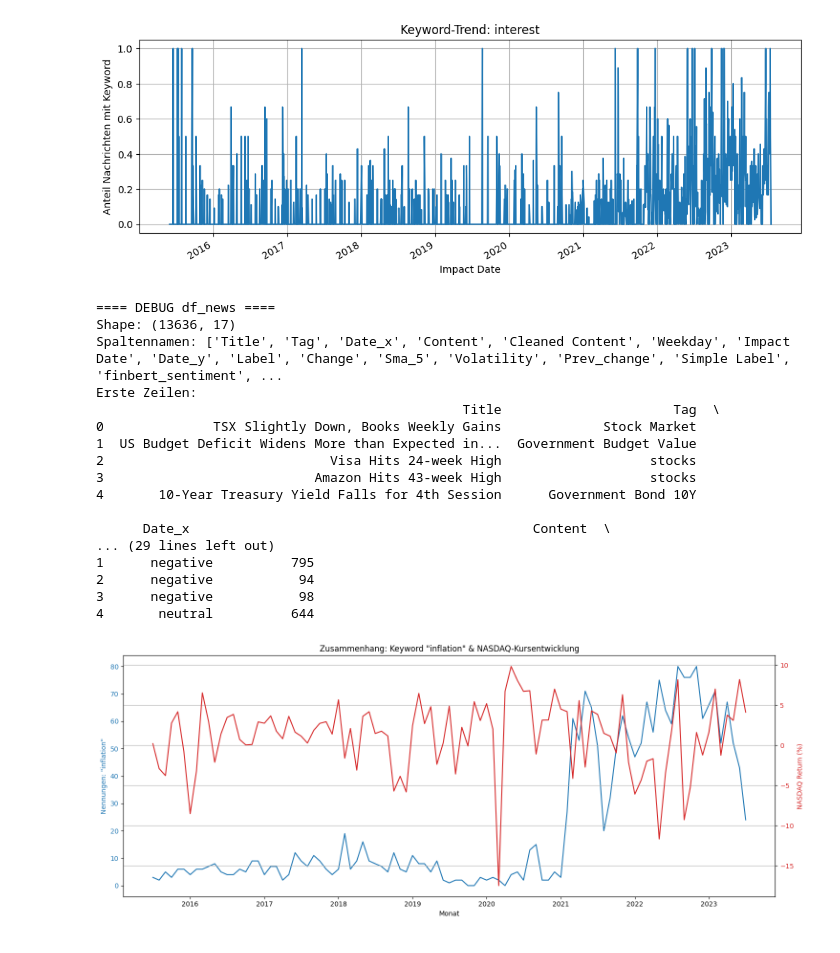
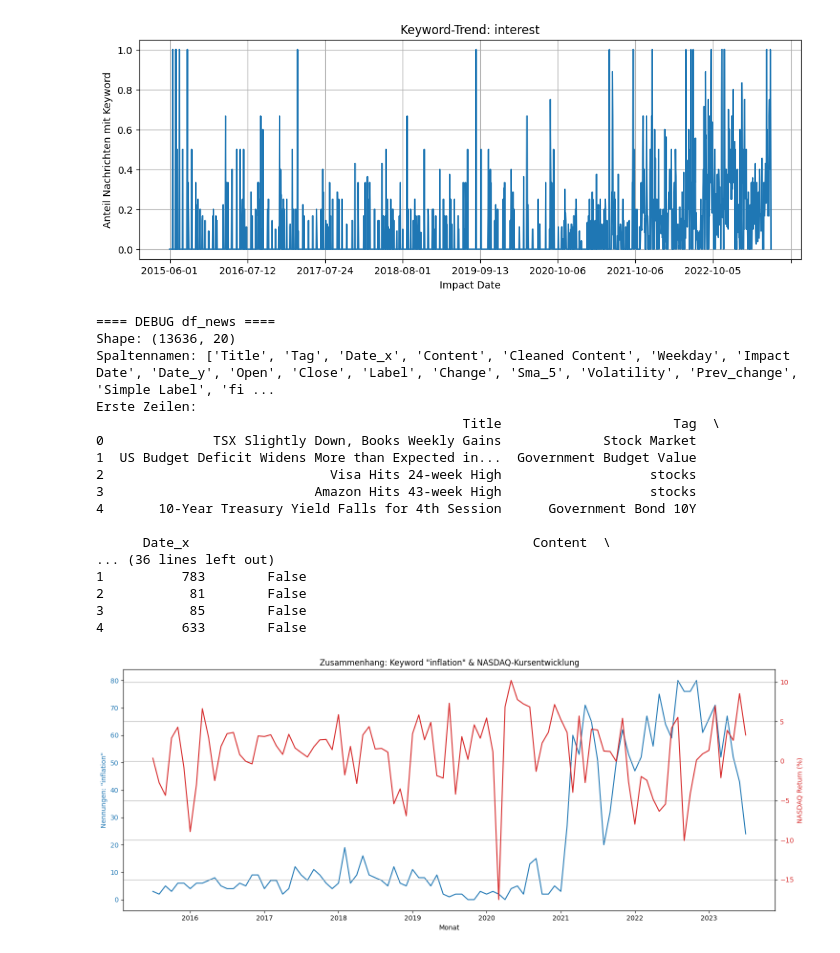
Before and after one commit to andrei-shabanov/stock-news-analytics, a Jupyter notebook: 3_data_exploration.ipynb, the cells around one changed output. Cells and saved outputs as stored; diff of their text form; code cells hidden in the pictures.

```diff
--- a/3_data_exploration.ipynb
+++ b/3_data_exploration.ipynb
@@ -26,3 +13,8 @@ import re
+# %%
+df_news = pd.read_csv('./merged_df.csv')
+df_news['Date_x'] = pd.to_datetime(df_news['Date_x'], format='ISO8601')
+df_news['Date_y'] = pd.to_datetime(df_news['Date_y'], format='ISO8601')
+df_news['Cleaned Content'] = df_news['Cleaned Content'].apply(ast.literal_eval)
 # %%
 print("Spalten:", df_news.columns.tolist())
 print("Anzahl der Einträge:", len(df_news))
@@ -134,7 +102,7 @@ def keyword_trend(keyword):
 # Beispiel: Keyword-Analyse für „inflation“
 keyword_trend("interest")
 # %% [output]
-[figure, old version]
+[figure, new version]
 # %%
 print("==== DEBUG df_news ====")
 print("Shape:", df_news.shape)
@@ -143,8 +111,8 @@ print("Erste Zeilen:")
 print(df_news.head())
 # %% [output]
 ==== DEBUG df_news ====
-Shape: (13636, 17)
-Spaltennamen: ['Title', 'Tag', 'Date_x', 'Content', 'Cleaned Content', 'Weekday', 'Impact Date', 'Date_y', 'Label', 'Change', 'Sma_5', 'Volatility', 'Prev_change', 'Simple Label', 'finbert_sentiment', ...
+Shape: (13636, 20)
+Spaltennamen: ['Title', 'Tag', 'Date_x', 'Content', 'Cleaned Content', 'Weekday', 'Impact Date', 'Date_y', 'Open', 'Close', 'Label', 'Change', 'Sma_5', 'Volatility', 'Prev_change', 'Simple Label', 'fi ...
 Erste Zeilen:
                                                Title                      Tag  \
 0              TSX Slightly Down, Books Weekly Gains             Stock Market
@@ -154,12 +122,14 @@ Erste Zeilen:
 4       10-Year Treasury Yield Falls for 4th Session      Government Bond 10Y
 
       Date_x                                            Content  \
-... (29 lines left out)
-1      negative          795
-2      negative           94
-3      negative           98
-4       neutral          644
+... (36 lines left out)
+1          783        False
+2           81        False
+3           85        False
+4          633        False
 # %%
+import matplotlib.pyplot as plt
+
 # Sicherstellen, dass Impact Date ein datetime-Format hat
 df_news['Impact Date'] = pd.to_datetime(df_news['Impact Date'])
 
@@ -176,18 +146,13 @@ monthly_keyword_counts = df_news.groupby('Month')['has_inflation'].sum()
 
 
 # Annahme: df_price enthält Spalte 'Date' und 'Close'
-df_price['Month'] = df_price['Date'].dt.to_period('M')
+df_news['Month_y'] = df_news['Date_y'].dt.to_period('M')
 
 # Monatliches Mittel des Schlusskurses
-monthly_prices = df_price.groupby('Month')['Close'].mean()
+monthly_prices = df_news.groupby('Month')['Close'].mean()
 
 # Monatliche prozentuale Veränderung
 monthly_returns = monthly_prices.pct_change()
-
-
-
-
-import matplotlib.pyplot as plt
 
 # DataFrame zusammenbauen
 df_analysis = pd.DataFrame({
@@ -199,34 +164,34 @@ df_analysis = pd.DataFrame({
 df_analysis.index = df_analysis.index.to_timestamp()
 
 # Plot
 fig, ax1 = plt.subplots(figsize=(15,6))
 
 # Linke Achse: Keyword-Nennungen
 ax1.set_xlabel('Monat')
 ax1.set_ylabel('Nennungen: "inflation"', color='tab:blue')
 ax1.plot(df_analysis.index, df_analysis['inflation_mentions'], color='tab:blue', label='Nennungen "inflation"')
 ax1.tick_params(axis='y', labelcolor='tab:blue')
 
 # Rechte Achse: Kursveränderung
 ax2 = ax1.twinx()
 ax2.set_ylabel('NASDAQ Return (%)', color='tab:red')
 ax2.plot(df_analysis.index, df_analysis['nasdaq_return'] * 100, color='tab:red', label='NASDAQ Veränderung (%)')
 ax2.tick_params(axis='y', labelcolor='tab:red')
 
 # Titel & Layout
 plt.title('Zusammenhang: Keyword "inflation" & NASDAQ-Kursentwicklung')
 fig.tight_layout()
 plt.grid(True)
 plt.show()
 
 
 #In diesem Diagramm wird der Zusammenhang zwischen der Häufigkeit
 #des Keywords „inflation“ in Finanznachrichten und der NASDAQ-Entwicklung dargestellt.
 
 #Die blaue Linie zeigt die Keyword-Nennungen pro Monat,
 #die rote Linie die monatliche NASDAQ-Rendite in Prozent.
 # %% [output]
-[figure, old version]
+[figure, new version]
 # %%
 from collections import Counter
 
```
Also changed, not shown: parts of 10 cells of this notebook, 8 other files.
